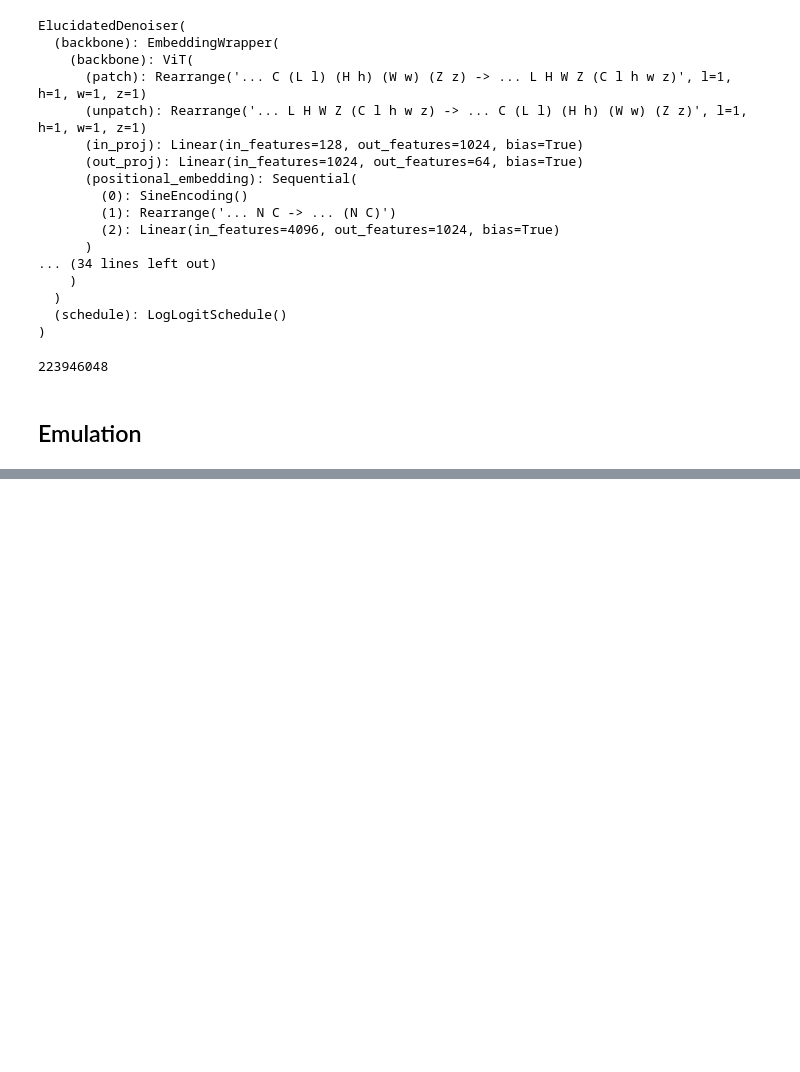
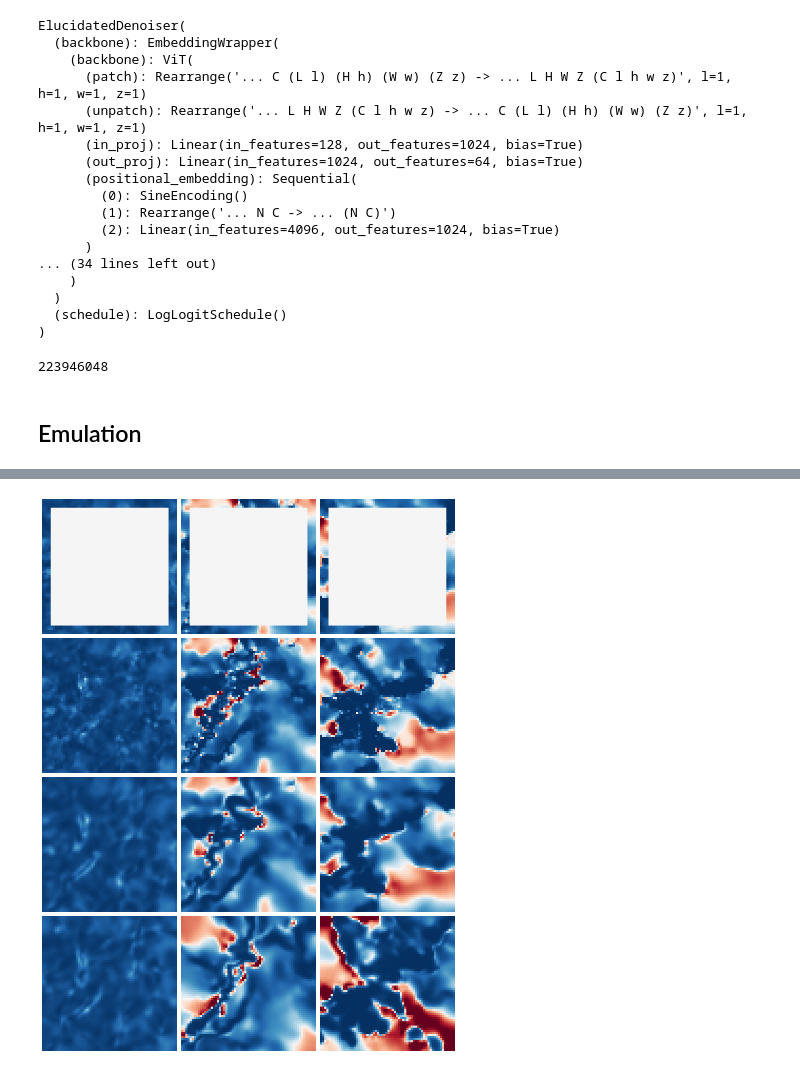
Before and after one commit to ksimotas/lola, a Jupyter notebook: experiments/gravity_cooling/eval_ldm.ipynb, the cells around one changed output, grey strips where cells are left out. Cells and saved outputs as stored; diff of their text form; code cells hidden in the pictures; blank space fills up the shorter version.

```diff
--- a/experiments/gravity_cooling/eval_ldm.ipynb
+++ b/experiments/gravity_cooling/eval_ldm.ipynb
@@ -149,0 +194,9 @@ fig = plot_psd(x_gt[:, 16], x_hat[:, 16], fields=cfg.dataset.fields)
+# %%
+y = torch.where(mask, A(x_gt), float("nan"))
+
+frames = torch.tensor([5, 25, 45])
+frames = torch.stack((y, x_gt, x_guid, x_hat))[:, 2, frames][..., 31]
+
+draw(frames, pad=2, zoom=4)  # .save(f"tgc_guidance.png")
+# %% [output]
+[figure, added]
```
Also changed, not shown: parts of 6 cells of this notebook, 2 other files.
